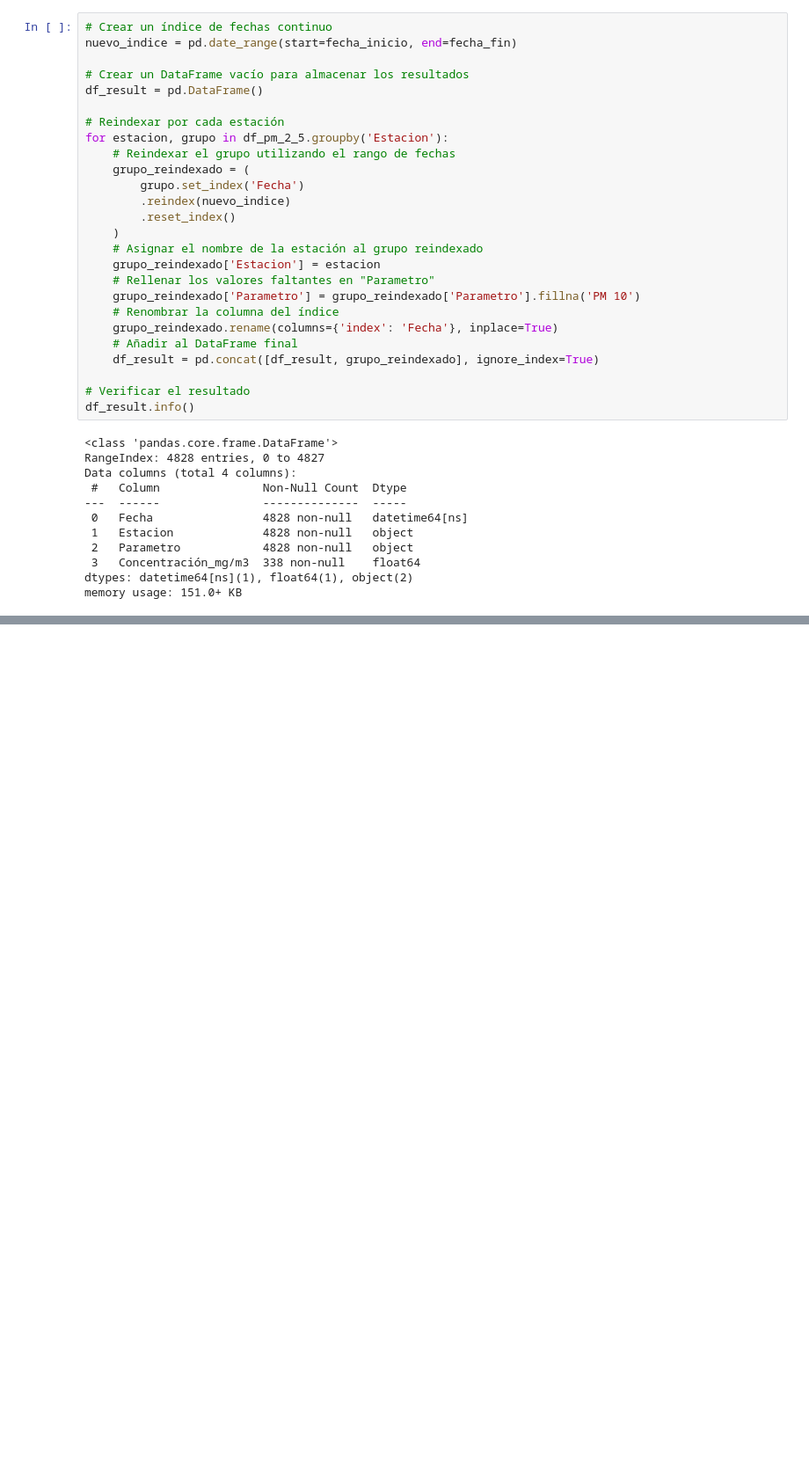
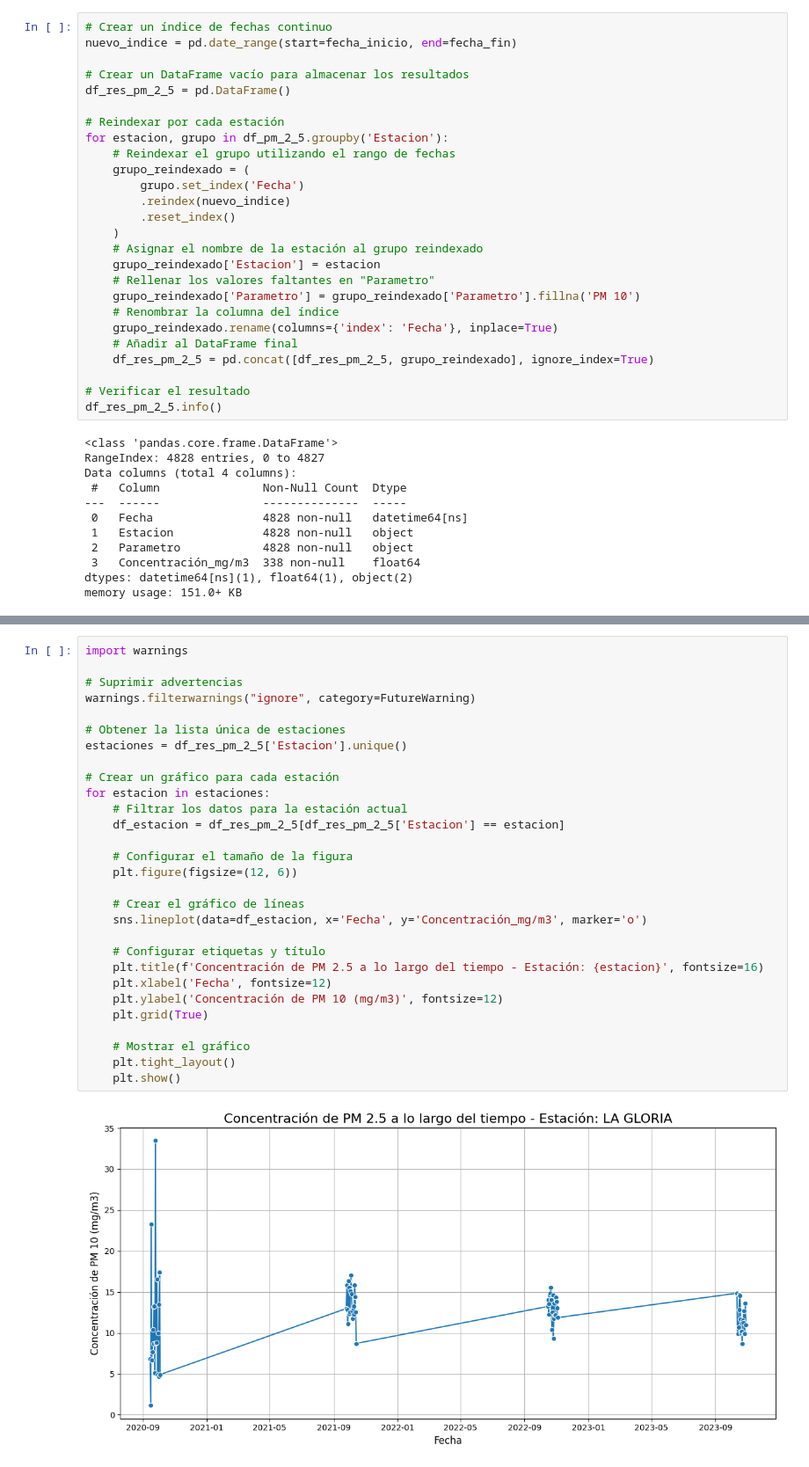
Before and after one commit to cdeoroaguado/jb_aet_pm10_25, a Jupyter notebook: _sources/1_etl.ipynb, the cells around one changed output, grey strips where cells are left out. Shown at 88% size. Saved outputs shown, nothing was run; the diff lists cells and outputs as text; blank space fills up the shorter version.

```diff
--- a/_sources/1_etl.ipynb
+++ b/_sources/1_etl.ipynb
@@ -291,7 +418,7 @@ df_pm_2_5.head()
 nuevo_indice = pd.date_range(start=fecha_inicio, end=fecha_fin)
 
 # Crear un DataFrame vacío para almacenar los resultados
-df_result = pd.DataFrame()
+df_res_pm_2_5 = pd.DataFrame()
 
 # Reindexar por cada estación
 for estacion, grupo in df_pm_2_5.groupby('Estacion'):
@@ -308,10 +435,10 @@ for estacion, grupo in df_pm_2_5.groupby('Estacion'):
     # Renombrar la columna del índice
     grupo_reindexado.rename(columns={'index': 'Fecha'}, inplace=True)
     # Añadir al DataFrame final
-    df_result = pd.concat([df_result, grupo_reindexado], ignore_index=True)
+    df_res_pm_2_5 = pd.concat([df_res_pm_2_5, grupo_reindexado], ignore_index=True)
 
 # Verificar el resultado
-df_result.info()
+df_res_pm_2_5.info()
 # %% [output]
 <class 'pandas.core.frame.DataFrame'>
 RangeIndex: 4828 entries, 0 to 4827
@@ -354,0 +509,31 @@ missing_data_by_estacion
+# %%
+import warnings
+
+# Suprimir advertencias
+warnings.filterwarnings("ignore", category=FutureWarning)
+
+# Obtener la lista única de estaciones
+estaciones = df_res_pm_2_5['Estacion'].unique()
+
+# Crear un gráfico para cada estación
+for estacion in estaciones:
+    # Filtrar los datos para la estación actual
+    df_estacion = df_res_pm_2_5[df_res_pm_2_5['Estacion'] == estacion]
+
+    # Configurar el tamaño de la figura
+    plt.figure(figsize=(12, 6))
+
+    # Crear el gráfico de líneas
+    sns.lineplot(data=df_estacion, x='Fecha', y='Concentración_mg/m3', marker='o')
+
+    # Configurar etiquetas y título
+    plt.title(f'Concentración de PM 2.5 a lo largo del tiempo - Estación: {estacion}', fontsize=16)
+    plt.xlabel('Fecha', fontsize=12)
+    plt.ylabel('Concentración de PM 10 (mg/m3)', fontsize=12)
+    plt.grid(True)
+
+    # Mostrar el gráfico
+    plt.tight_layout()
+    plt.show()
+# %% [output]
+[figure, added]
```
Also changed, not shown: parts of 25 cells of this notebook, 18 other files.
